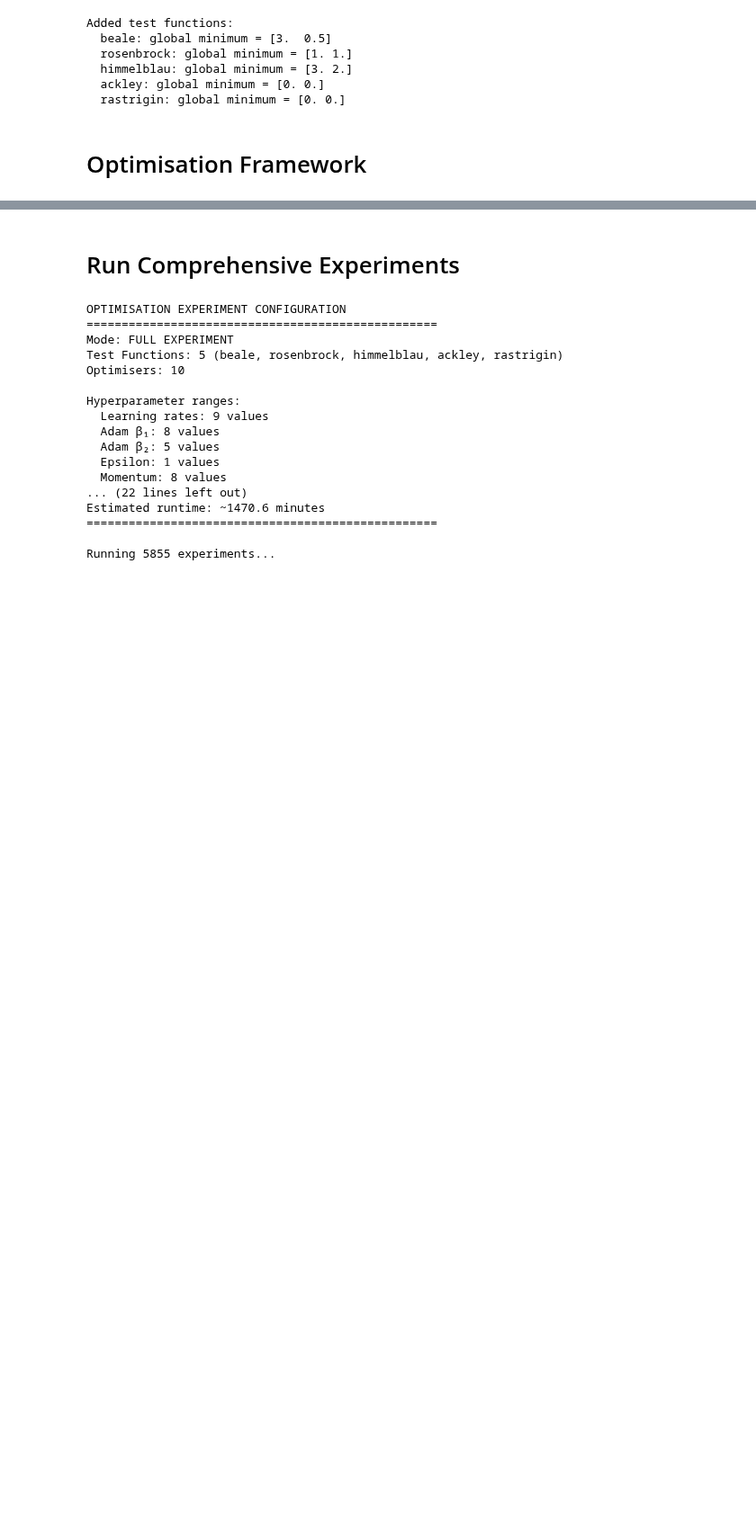
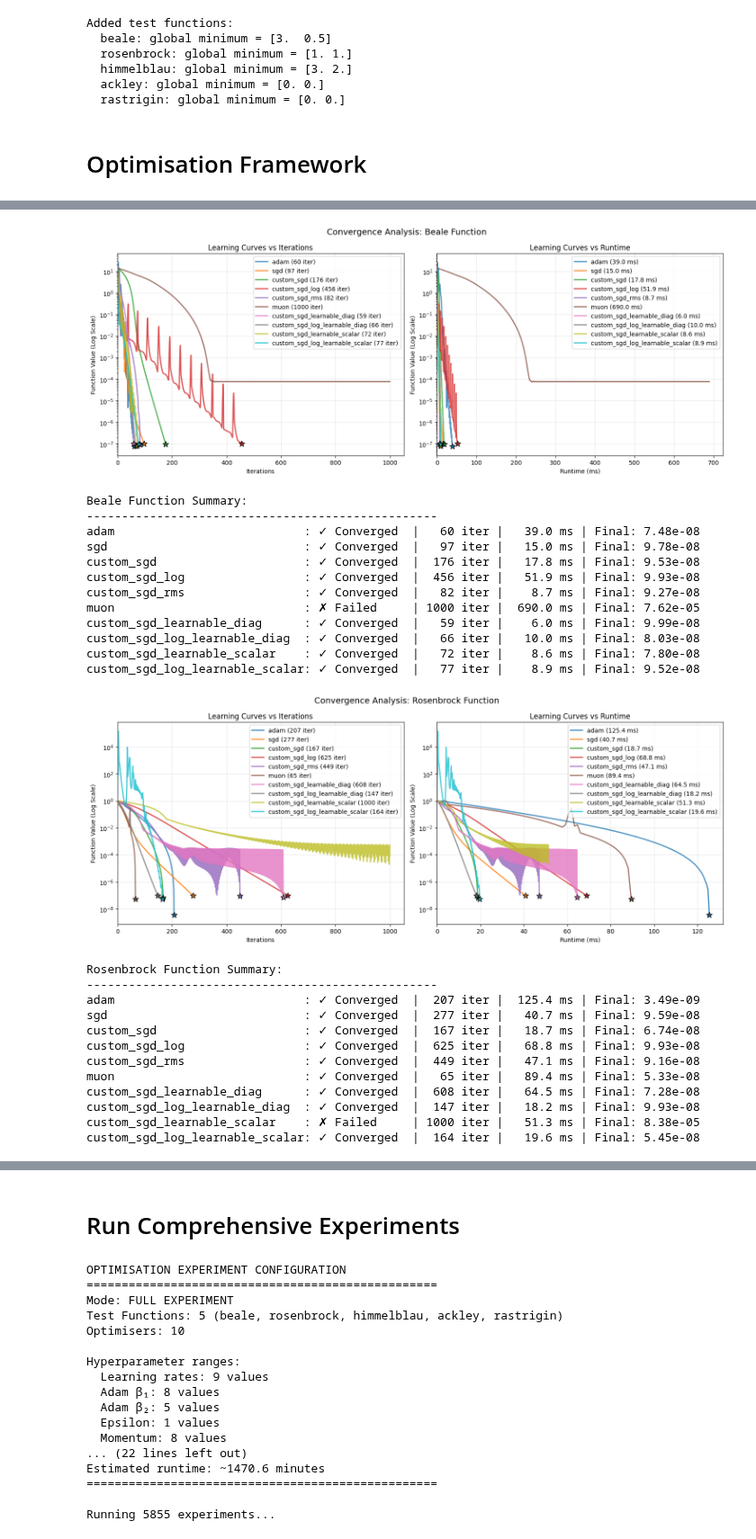
Before and after one commit to Noah-Everett/Induced-Metric-Optimiser, a Jupyter notebook: analysis/small_examples.ipynb, the cells around one changed output, grey strips where cells are left out. Shown at 90% size. Saved outputs shown, nothing was run; the diff lists cells and outputs as text; code cells hidden in the pictures; blank space fills up the shorter version.

```diff
--- a/analysis/small_examples.ipynb
+++ b/analysis/small_examples.ipynb
@@ -247,0 +744,31 @@ def run_optimiser_on_function(optimiser_name: str, optimiser,
+# %%
+# Plot convergence curves using Optuna results
+for function_name in test_functions.keys():
+    plot_convergence_curves(optuna_results, function_name)
+# %% [output]
+[figure, added]
+Beale Function Summary:
+--------------------------------------------------
+adam                           : ✓ Converged  |   60 iter |   39.0 ms | Final: 7.48e-08
+sgd                            : ✓ Converged  |   97 iter |   15.0 ms | Final: 9.78e-08
+custom_sgd                     : ✓ Converged  |  176 iter |   17.8 ms | Final: 9.53e-08
+custom_sgd_log                 : ✓ Converged  |  456 iter |   51.9 ms | Final: 9.93e-08
+custom_sgd_rms                 : ✓ Converged  |   82 iter |    8.7 ms | Final: 9.27e-08
+muon                           : ✗ Failed     | 1000 iter |  690.0 ms | Final: 7.62e-05
+custom_sgd_learnable_diag      : ✓ Converged  |   59 iter |    6.0 ms | Final: 9.99e-08
+custom_sgd_log_learnable_diag  : ✓ Converged  |   66 iter |   10.0 ms | Final: 8.03e-08
+custom_sgd_learnable_scalar    : ✓ Converged  |   72 iter |    8.6 ms | Final: 7.80e-08
+custom_sgd_log_learnable_scalar: ✓ Converged  |   77 iter |    8.9 ms | Final: 9.52e-08
+[figure, added]
+Rosenbrock Function Summary:
+--------------------------------------------------
+adam                           : ✓ Converged  |  207 iter |  125.4 ms | Final: 3.49e-09
+sgd                            : ✓ Converged  |  277 iter |   40.7 ms | Final: 9.59e-08
+custom_sgd                     : ✓ Converged  |  167 iter |   18.7 ms | Final: 6.74e-08
+custom_sgd_log                 : ✓ Converged  |  625 iter |   68.8 ms | Final: 9.93e-08
+custom_sgd_rms                 : ✓ Converged  |  449 iter |   47.1 ms | Final: 9.16e-08
+muon                           : ✓ Converged  |   65 iter |   89.4 ms | Final: 5.33e-08
+custom_sgd_learnable_diag      : ✓ Converged  |  608 iter |   64.5 ms | Final: 7.28e-08
+custom_sgd_log_learnable_diag  : ✓ Converged  |  147 iter |   18.2 ms | Final: 9.93e-08
+custom_sgd_learnable_scalar    : ✗ Failed     | 1000 iter |   51.3 ms | Final: 8.38e-05
+custom_sgd_log_learnable_scalar: ✓ Converged  |  164 iter |   19.6 ms | Final: 5.45e-08
```
Also changed, not shown: parts of 14 cells of this notebook.
